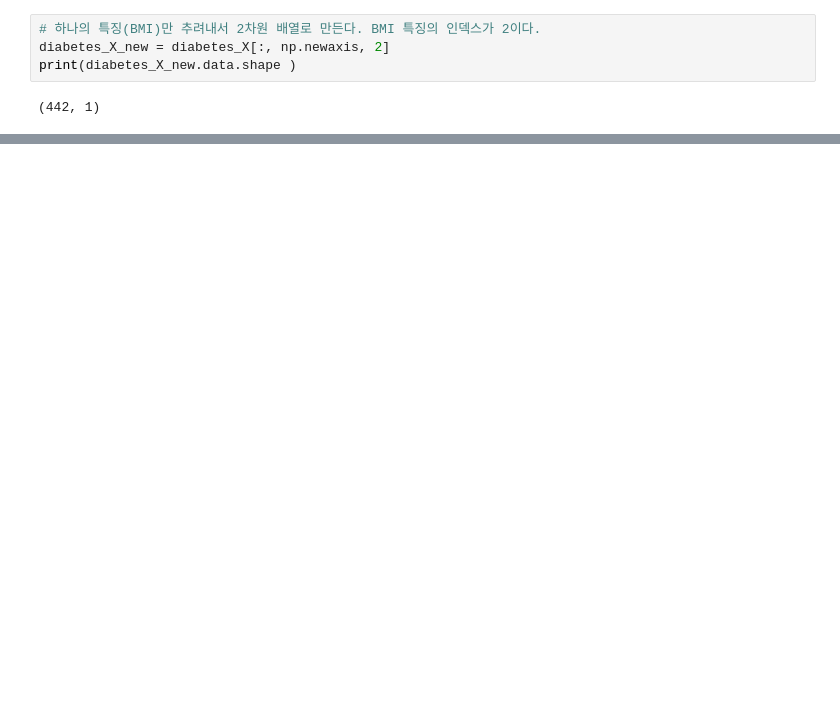
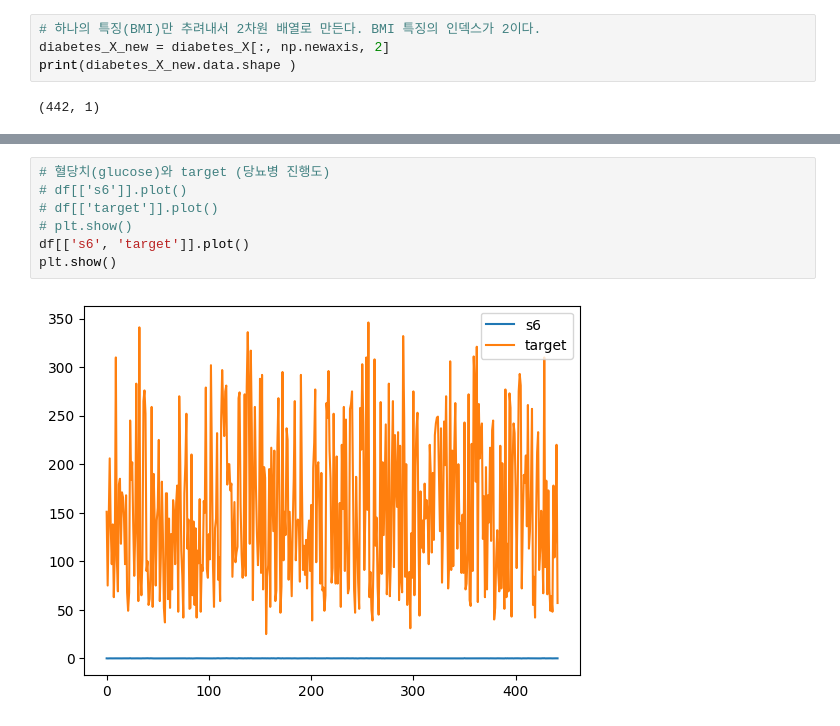
Before and after one commit to JerryK97/dl12, a Jupyter notebook: notebook/ch04_LR.ipynb, the cells around one changed output, grey strips where cells are left out. Cells and saved outputs as stored; diff of their text form; blank space fills up the shorter version.

```diff
--- a/notebook/ch04_LR.ipynb
+++ b/notebook/ch04_LR.ipynb
@@ -340,0 +324,9 @@ plt.show()
+# %%
+# 혈당치(glucose)와 target (당뇨병 진행도)
+# df[['s6']].plot()
+# df[['target']].plot()
+# plt.show()
+df[['s6', 'target']].plot()
+plt.show()
+# %% [output]
+[figure, added]
```
Also changed, not shown: parts of 38 cells of this notebook.
